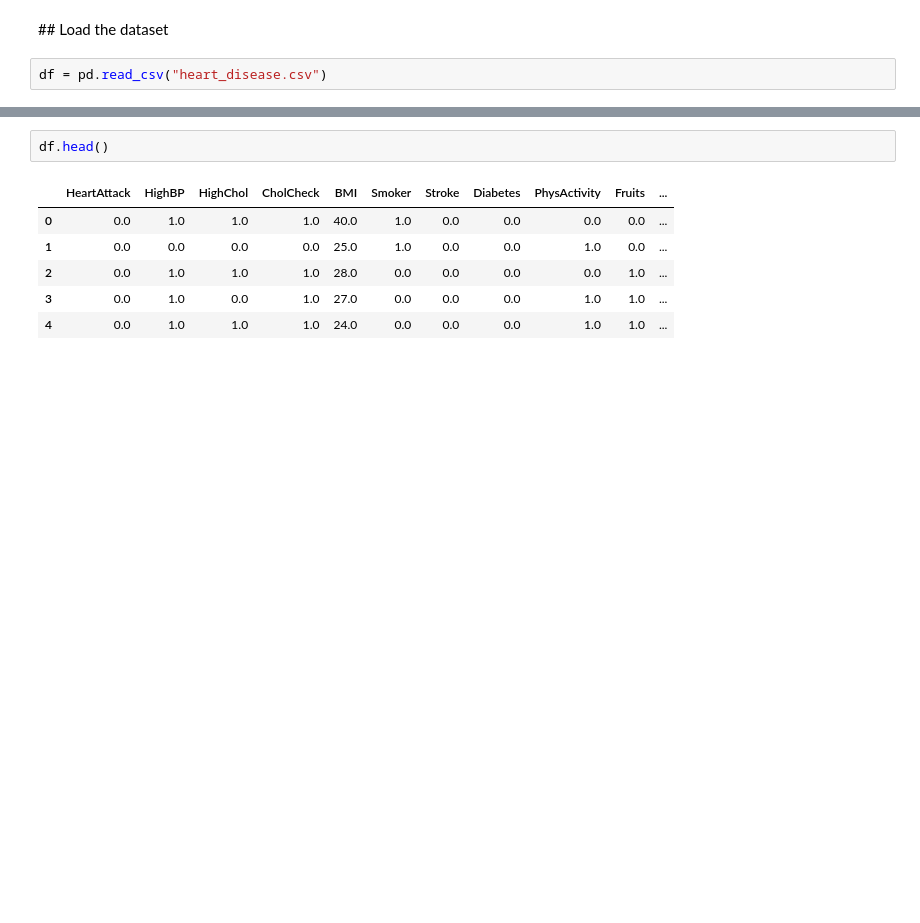
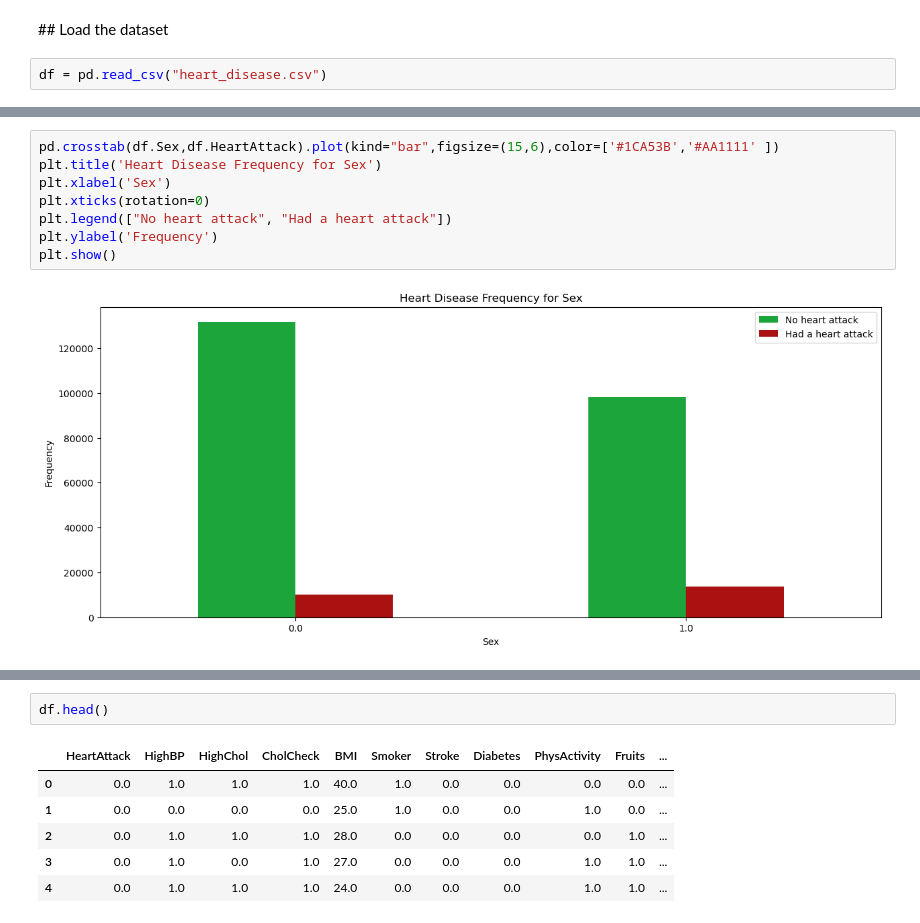
Before and after one commit to acrulopez/heart-attack-prediction, a Jupyter notebook: Project.ipynb, the cells around one changed output, grey strips where cells are left out. Saved outputs shown, nothing was run; the diff lists cells and outputs as text; blank space fills up the shorter version.

```diff
--- a/Project.ipynb
+++ b/Project.ipynb
@@ -102,0 +161,10 @@ df = pd.read_csv("heart_disease.csv")
+# %%
+pd.crosstab(df.Sex,df.HeartAttack).plot(kind="bar",figsize=(15,6),color=['#1CA53B','#AA1111' ])
+plt.title('Heart Disease Frequency for Sex')
+plt.xlabel('Sex')
+plt.xticks(rotation=0)
+plt.legend(["No heart attack", "Had a heart attack"])
+plt.ylabel('Frequency')
+plt.show()
+# %% [output]
+[figure, added]
```
Also changed, not shown: parts of 33 cells of this notebook.
